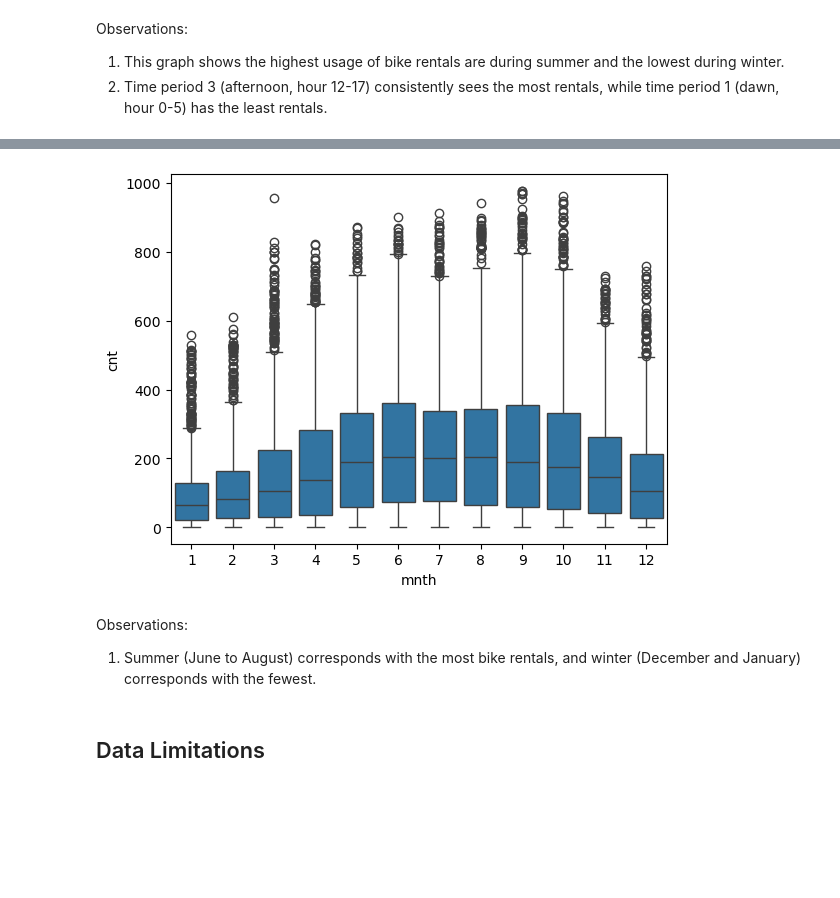
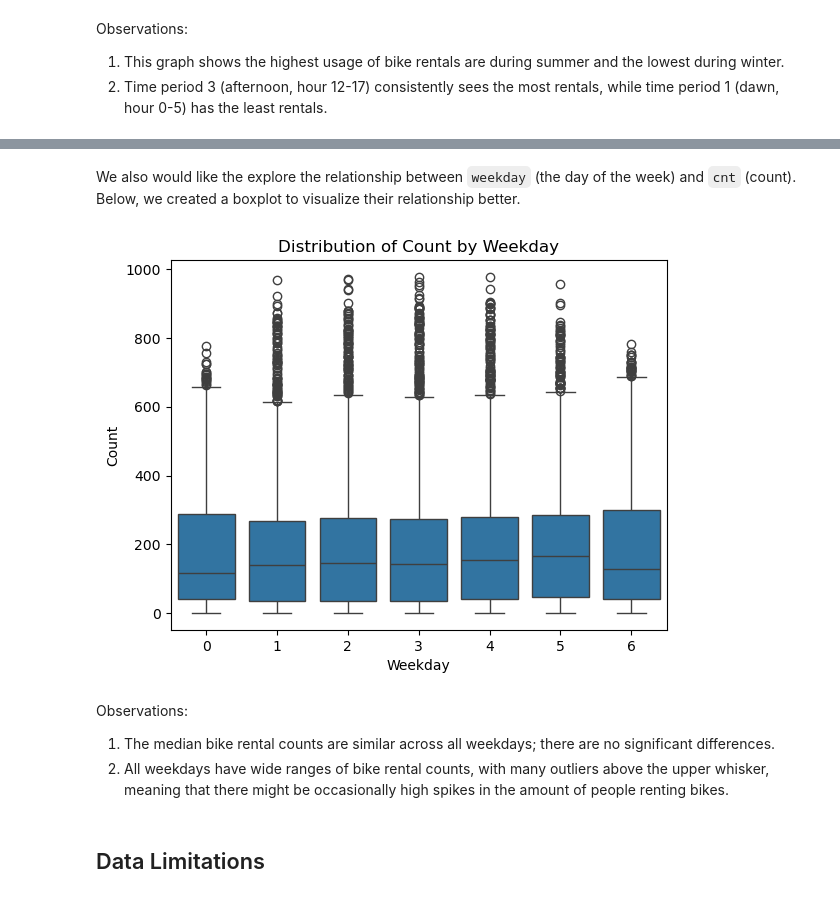
Before and after one commit to victorialiu7/info2950-final-proj, a Jupyter notebook: Info2950 Phase 2.ipynb, the cells around one changed output, grey strips where cells are left out. Drawn from its saved outputs; the diff is of its cells as text; code cells hidden in the pictures; blank space fills up the shorter version.

```diff
--- a/Info2950 Phase 2.ipynb
+++ b/Info2950 Phase 2.ipynb
@@ -339,11 +336,17 @@ Observations:
-# %%
-# boxplot of months and total rental count
-sns.boxplot(data, x='mnth', y='cnt');
-# %% [output]
-[figure, removed]
-# %% [markdown]
-Observations:
-1. Summer (June to August) corresponds with the most bike rentals, and winter (December and January) corresponds with the fewest.
+# %% [markdown]
+We also would like the explore the relationship between `weekday` (the day of the week) and `cnt` (count). Below, we created a boxplot to visualize their relationship better.
+# %%
+sns.boxplot(data=data, x='weekday', y='cnt')
+plt.xlabel('Weekday')
+plt.ylabel('Count')
+plt.title('Distribution of Count by Weekday')
+plt.show()
+# %% [output]
+[figure, added]
+# %% [markdown]
+Observations:
+1. The median bike rental counts are similar across all weekdays; there are no significant differences.
+2. All weekdays have wide ranges of bike rental counts, with many outliers above the upper whisker, meaning that there might be occasionally high spikes in the amount of people renting bikes.
 # %% [markdown]
 ## Data Limitations
 # %% [markdown]
```
Also changed, not shown: parts of 26 cells of this notebook.
